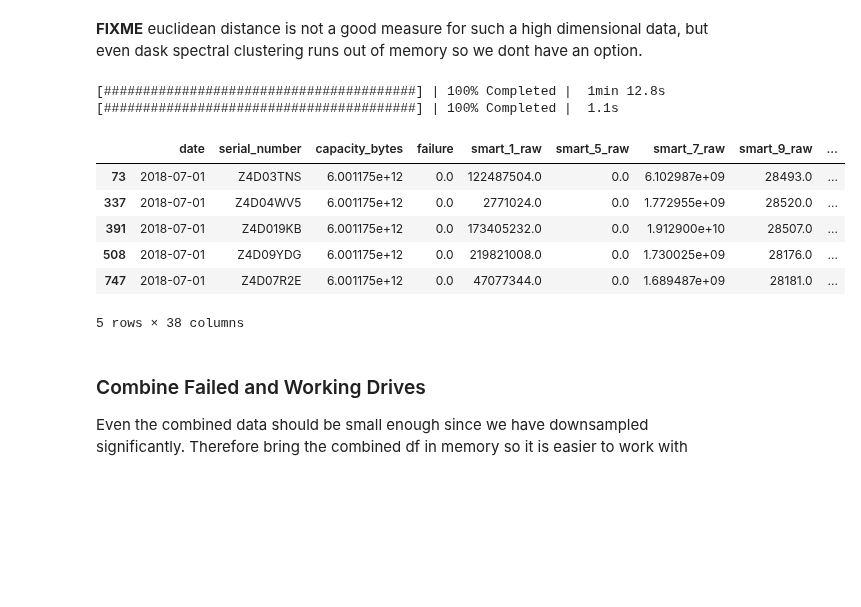
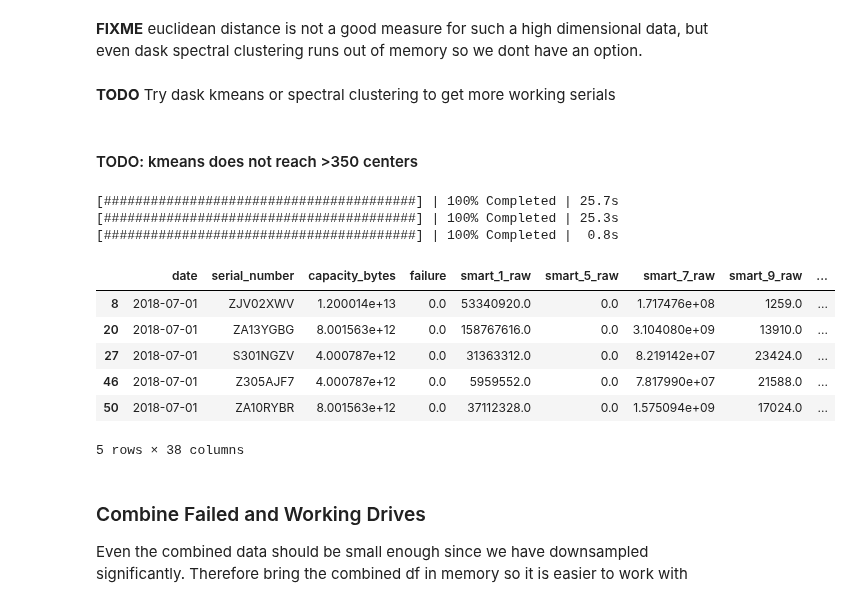
Before and after one commit to aicoe-aiops/ceph_drive_failure, a Jupyter notebook: multiclass_clf.ipynb, the cells around one changed output. Cells and saved outputs as stored; diff of their text form; code cells hidden in the pictures; blank space fills up the shorter version.

Commit message:
Updated results w/ sklearn models

```diff
--- a/multiclass_clf.ipynb
+++ b/multiclass_clf.ipynb
@@ -205,29 +206,36 @@ from sklearn.cluster import SpectralClustering
 from sklearn.metrics.pairwise import cosine_similarity
 # %% [markdown]
 **FIXME** euclidean distance is not a good measure for such a high dimensional data, but even dask spectral clustering runs out of memory so we dont have an option.
+# %% [markdown]
+**TODO** Try dask kmeans or spectral clustering to get more working serials
+# %% [markdown]
+#### TODO: kmeans does not reach >350 centers
 # %%
 # apply clustering to get the serial numbers that best represent the working drives
-num_working_serials = 500
+num_working_serials = 5000
 # sc = SpectralClustering(n_clusters=num_working_serials,
 #                         affinity=cosine_similarity,
 # #                         n_neighbors=50,
 #                         n_jobs=-1)
 # sc = SpectralClustering(n_clusters=num_working_serials, n_jobs=-1)
-working_repr_sers = utils.get_downsampled_working_sers(working_feats_df.compute(), num_working_serials)
-# working_repr_sers = df[~df['serial_number'].isin(failed_serials)]['serial_number'].unique().sample(frac=0.1).compute()
+# minikm = MiniBatchKMeans(n_clusters=num_working_serials, max_iter=1e5, batch_size=500)
+# working_repr_sers = utils.get_downsampled_working_sers(working_feats_df.compute(), num_working_serials, model=minikm)
+working_sers = df[~df['serial_number'].isin(failed_serials)]['serial_number'].unique()
+working_repr_sers = working_sers.sample(frac=(num_working_serials/len(working_sers))).compute()
 
 # downsample the dataset
 working_df = df[df['serial_number'].isin(working_repr_sers)]
 working_df.head()
 # %% [output]
-[########################################] | 100% Completed |  1min 12.8s
-[########################################] | 100% Completed |  1.1s
+[########################################] | 100% Completed | 25.7s
+[########################################] | 100% Completed | 25.3s
+[########################################] | 100% Completed |  0.8s
 |  | date | serial_number | capacity_bytes | failure | smart_1_raw | smart_5_raw | smart_7_raw | smart_9_raw | ... |
-| 73 | 2018-07-01 | Z4D03TNS | 6.001175e+12 | 0.0 | 122487504.0 | 0.0 | 6.102987e+09 | 28493.0 | ... |
-| 337 | 2018-07-01 | Z4D04WV5 | 6.001175e+12 | 0.0 | 2771024.0 | 0.0 | 1.772955e+09 | 28520.0 | ... |
-| 391 | 2018-07-01 | Z4D019KB | 6.001175e+12 | 0.0 | 173405232.0 | 0.0 | 1.912900e+10 | 28507.0 | ... |
-| 508 | 2018-07-01 | Z4D09YDG | 6.001175e+12 | 0.0 | 219821008.0 | 0.0 | 1.730025e+09 | 28176.0 | ... |
-| 747 | 2018-07-01 | Z4D07R2E | 6.001175e+12 | 0.0 | 47077344.0 | 0.0 | 1.689487e+09 | 28181.0 | ... |
+| 8 | 2018-07-01 | ZJV02XWV | 1.200014e+13 | 0.0 | 53340920.0 | 0.0 | 1.717476e+08 | 1259.0 | ... |
+| 20 | 2018-07-01 | ZA13YGBG | 8.001563e+12 | 0.0 | 158767616.0 | 0.0 | 3.104080e+09 | 13910.0 | ... |
+| 27 | 2018-07-01 | S301NGZV | 4.000787e+12 | 0.0 | 31363312.0 | 0.0 | 8.219142e+07 | 23424.0 | ... |
+| 46 | 2018-07-01 | Z305AJF7 | 4.000787e+12 | 0.0 | 5959552.0 | 0.0 | 7.817990e+07 | 21588.0 | ... |
+| 50 | 2018-07-01 | ZA10RYBR | 8.001563e+12 | 0.0 | 37112328.0 | 0.0 | 1.575094e+09 | 17024.0 | ... |
 5 rows × 38 columns
 # %% [markdown]
 ### Combine Failed and Working Drives
```
Also changed, not shown: parts of 80 cells of this notebook.
